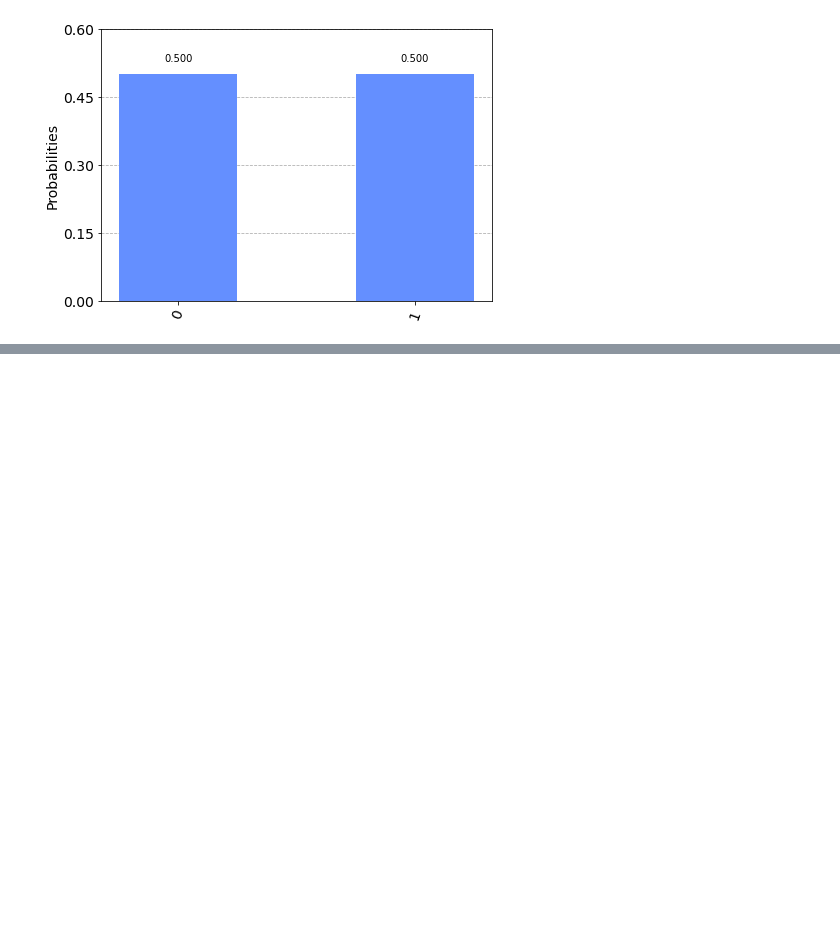
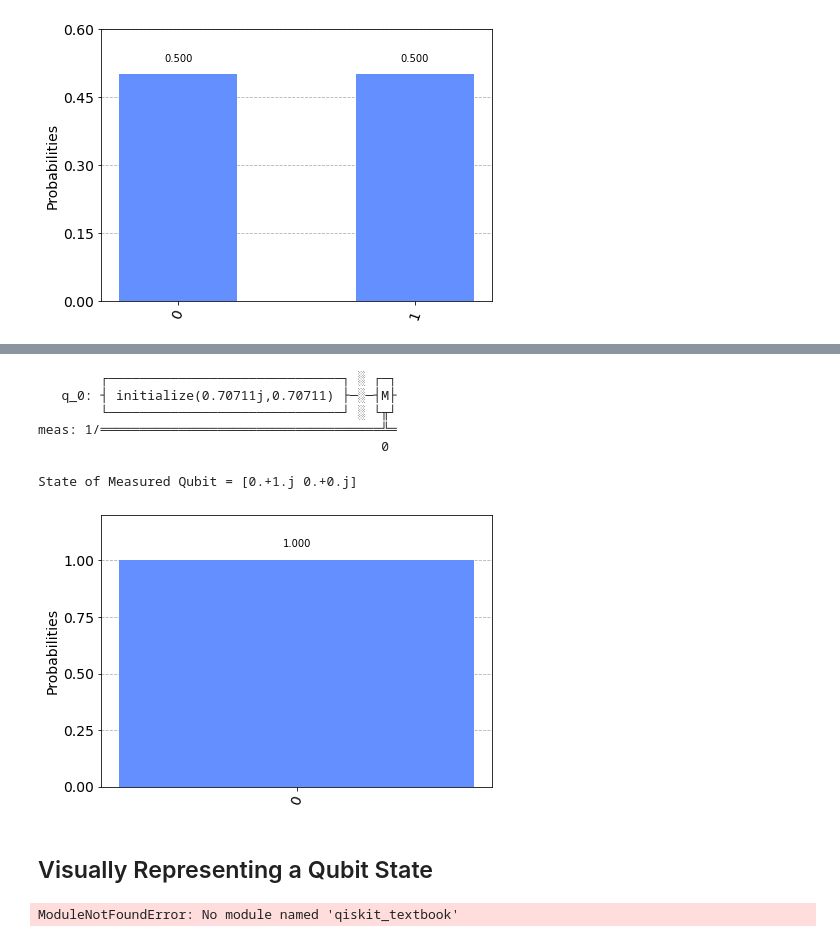
Before and after one commit to rohaquinlop/quantum-computation-Qiskit, a Jupyter notebook: E-Learning/Quantum States/representingQubitsStates.ipynb, the cells around one changed output, grey strips where cells are left out. Cells and saved outputs as stored; diff of their text form; code cells hidden in the pictures; blank space fills up the shorter version.

Commit message:
Representing Qubit States

```diff
--- a/E-Learning/Quantum States/representingQubitsStates.ipynb
+++ b/E-Learning/Quantum States/representingQubitsStates.ipynb
@@ -94,0 +101,5 @@ plot_histogram(results)
+# %%
+qc = QuantumCircuit(1)
+initialState = [1.j/sqrt(2), 1/sqrt(2)]
+qc.initialize(initialState, 0)
+qc.draw()
@@ -94,0 +120,27 @@ plot_histogram(results)
+# %%
+qc.measure_all()
+qc.draw()
+# %% [output]
+        ┌──────────────────────────────┐ ░ ┌─┐
+   q_0: ┤ initialize(0.70711j,0.70711) ├─░─┤M├
+        └──────────────────────────────┘ ░ └╥┘
+meas: 1/════════════════════════════════════╩═
+                                            0
+# %%
+state = execute(qc, backend).result().get_statevector()
+print("State of Measured Qubit = {}".format(state))
+# %% [output]
+State of Measured Qubit = [0.+1.j 0.+0.j]
+# %%
+results = execute(qc, backend).result().get_counts()
+plot_histogram(results)
+# %% [output]
+[figure, added]
+# %% [markdown]
+## Visually Representing a Qubit State
+# %%
+from qiskit_textbook.widgets import plot_bloch_vector_spherical
+coords = [pi/2, 0, 1] # Theta, Phi, Radius
+plot_bloch_vector_spherical(coords) # Bloch Vector with spherical coords
+# %% [output]
+ModuleNotFoundError: No module named 'qiskit_textbook'
```
Also changed, not shown: parts of 6 cells of this notebook, 1 other file.
